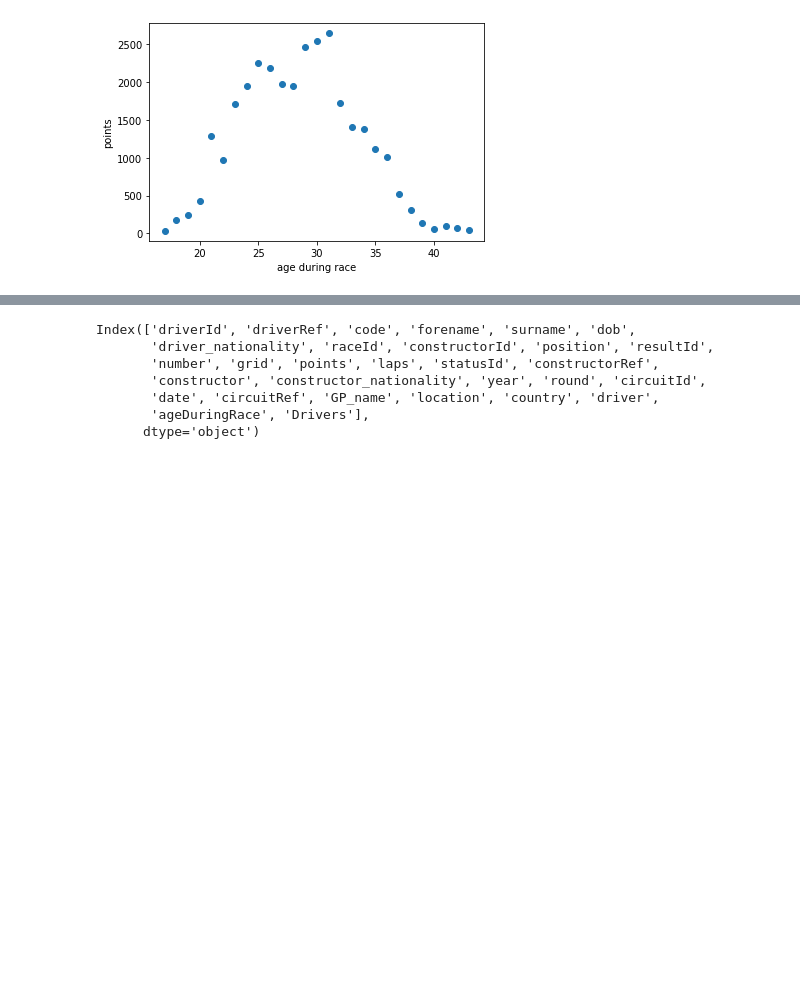
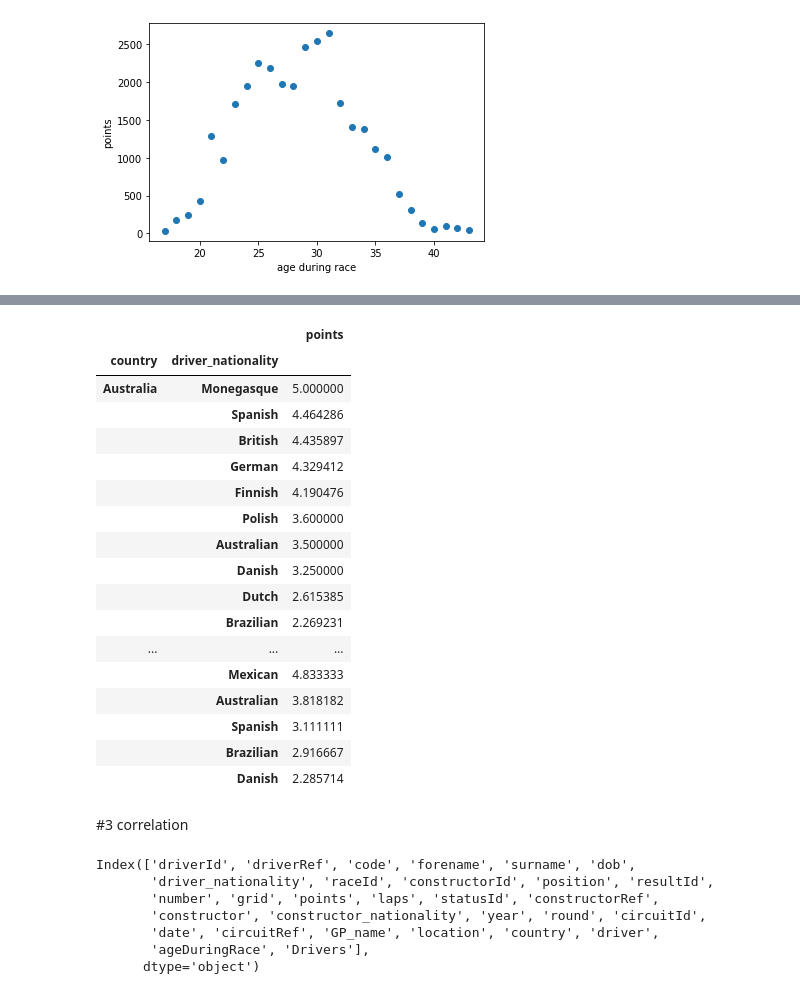
Before and after one commit to ned1010/formula-1-exploratory-analysis, a Jupyter notebook: data-modelling/modelling.ipynb, the cells around one changed output, grey strips where cells are left out. Saved outputs shown, nothing was run; the diff lists cells and outputs as text; code cells hidden in the pictures; blank space fills up the shorter version.

Commit message:
home race

```diff
--- a/data-modelling/modelling.ipynb
+++ b/data-modelling/modelling.ipynb
@@ -122,3 +161,45 @@ plt.show()
+# %%
+def driver_nation_filter(country):
+    driver_nations = ['Germany', 'Denmark', 'UK', 'Spain', 'Finland', 'France',
+                      'Russia', 'Mexico', 'Venezuela', 'Sweden', 'Brazil',
+                      'Japan', 'Australia', 'Austria', 'Indonesia', 'Belgium',
+                      'Italy', 'Canada', 'New Zealand', 'Monaco', 'Thailand',
+                      'Poland', 'USA']
+    if country in driver_nations:
+        return country
+    else:
+        return np.nan
+# %%
+#2 correlation: home advantage for drivers
+home_race = final_data[["country", "driver_nationality", "points"]].copy()
+home_race.dropna(inplace=True)
+home_race["driver_nation"] = home_race.driver_nationality.apply(home_nationality)
+home_race.country = home_race.country.apply(driver_nation_filter)
+home_race.dropna(inplace=True)
+# %%
+home_mean_points = home_race.groupby(['country', 'driver_nationality']).mean()
+home_mean_points.sort_values(by=['country', 'points'], ascending=[True, False]).head(30)
+# %% [output]
+|  |  | points |
+| country | driver_nationality |  |
+| Australia | Monegasque | 5.000000 |
+|  | Spanish | 4.464286 |
+|  | British | 4.435897 |
+|  | German | 4.329412 |
+|  | Finnish | 4.190476 |
+|  | Polish | 3.600000 |
+|  | Australian | 3.500000 |
+|  | Danish | 3.250000 |
+|  | Dutch | 2.615385 |
+|  | Brazilian | 2.269231 |
+| ... | ... | ... |
+|  | Mexican | 4.833333 |
+|  | Australian | 3.818182 |
+|  | Spanish | 3.111111 |
+|  | Brazilian | 2.916667 |
+|  | Danish | 2.285714 |
+# %% [markdown]
+#3 correlation
 # %%
 print(final_data.columns)
 # %% [output]
```
Also changed, not shown: parts of 5 cells of this notebook.
